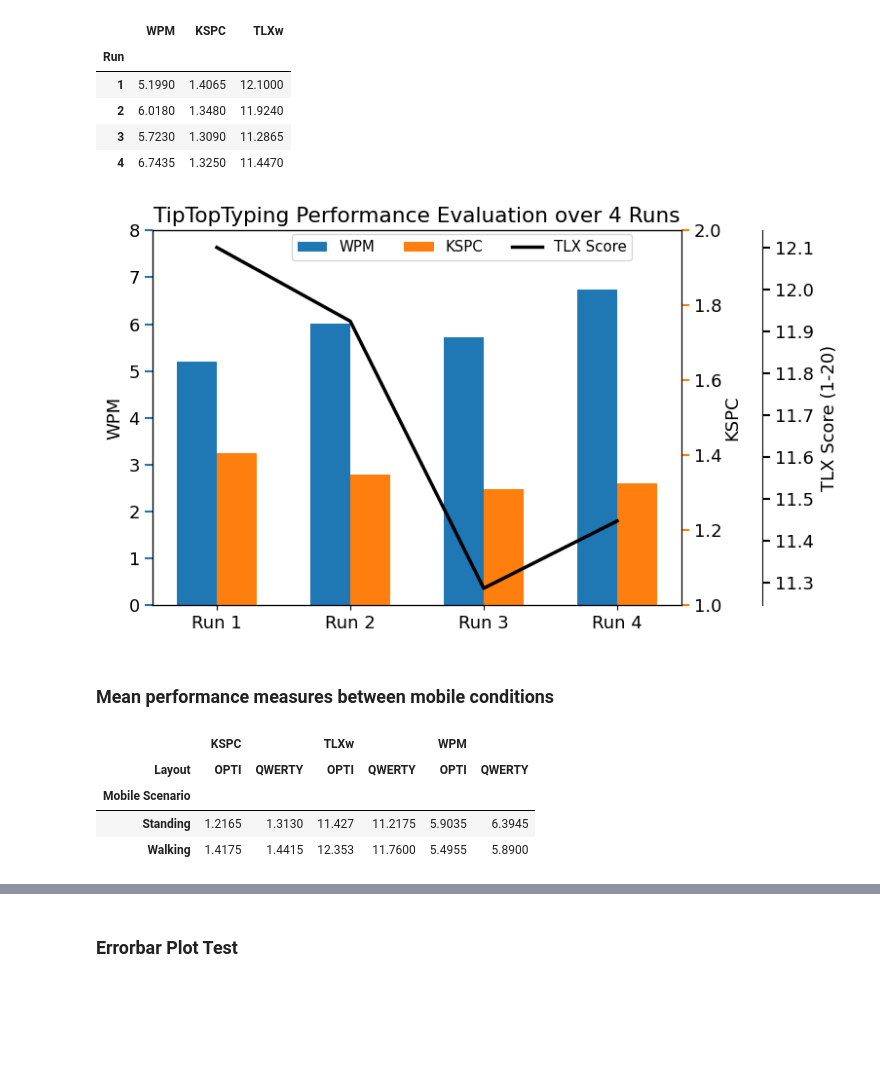
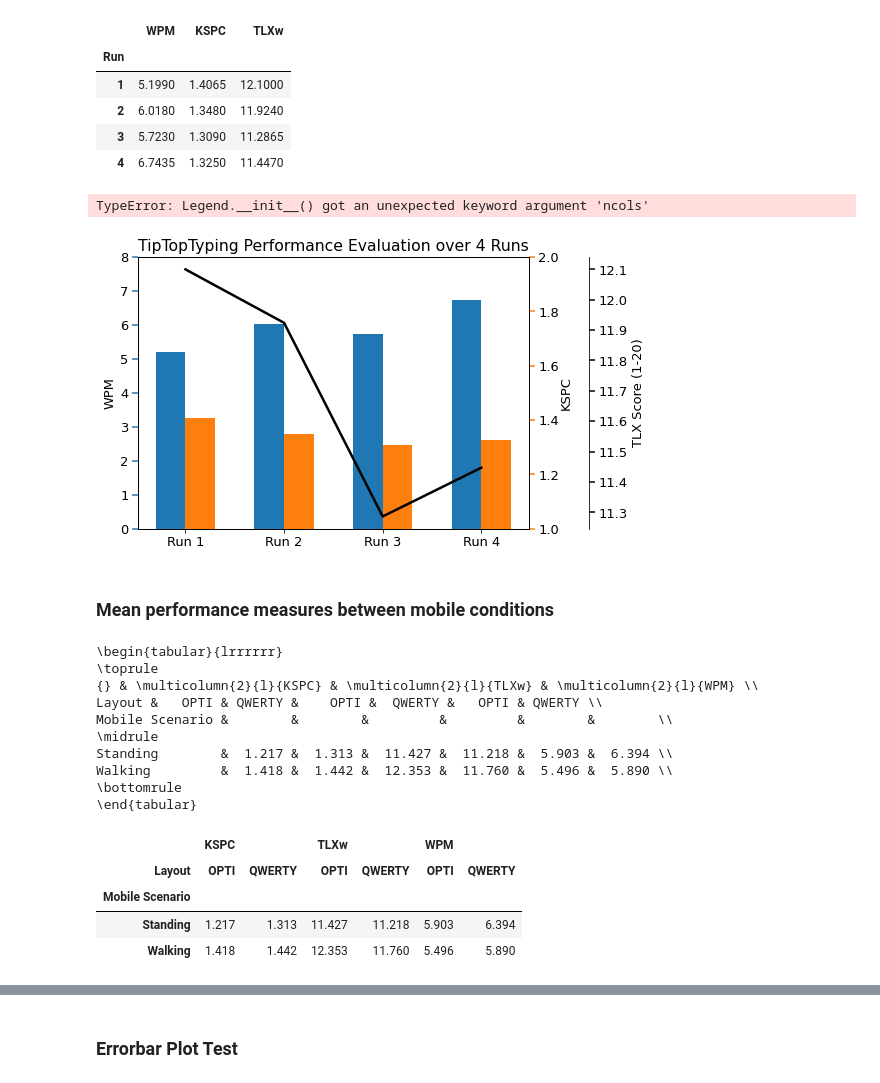
Before and after one commit to bromanoff/TipTopTyping, a Jupyter notebook: analysis/plots/plots.ipynb, the cells around one changed output, grey strips where cells are left out. Saved outputs shown, nothing was run; the diff lists cells and outputs as text; code cells hidden in the pictures; blank space fills up the shorter version.

```diff
--- a/analysis/plots/plots.ipynb
+++ b/analysis/plots/plots.ipynb
@@ -25,6 +25,8 @@ for i in range(len(df)):
     else:
         df.at[i, "Trial"] = 2
 
+df["Trial"] = df["Trial"].astype(int)
+
 df.head()
 # %% [output]
 |  | Participant | sortID | Condition | Mobile Scenario | Layout | Run | Trial | Time needed (s) | ... |
@@ -126,4 +128,5 @@ ax1.legend((rects1[0], rects2[0], line1[0]), ('WPM', 'KSPC', 'TLX Score'), ncols
 
 plt.show()
 # %% [output]
+TypeError: Legend.__init__() got an unexpected keyword argument 'ncols'
-[figure, old version]
+[figure, new version]
@@ -133,13 +134,26 @@ plt.show()
 ### Mean performance measures between mobile conditions
 # %%
 mobile_pivot = df.pivot_table(index='Mobile Scenario', columns='Layout', values=['WPM', 'KSPC', 'TLXw'], aggfunc='mean')
+mobile_pivot = mobile_pivot.round(3)
+print(mobile_pivot.to_latex())
+
 mobile_pivot.head()
 # %% [output]
+\begin{tabular}{lrrrrrr}
+\toprule
+{} & \multicolumn{2}{l}{KSPC} & \multicolumn{2}{l}{TLXw} & \multicolumn{2}{l}{WPM} \\
+Layout &   OPTI & QWERTY &    OPTI &  QWERTY &   OPTI & QWERTY \\
+Mobile Scenario &        &        &         &         &        &        \\
+\midrule
+Standing        &  1.217 &  1.313 &  11.427 &  11.218 &  5.903 &  6.394 \\
+Walking         &  1.418 &  1.442 &  12.353 &  11.760 &  5.496 &  5.890 \\
+\bottomrule
+\end{tabular}
 |  | KSPC |  | TLXw |  | WPM |  |
 | Layout | OPTI | QWERTY | OPTI | QWERTY | OPTI | QWERTY |
 | Mobile Scenario |  |  |  |  |  |  |
-| Standing | 1.2165 | 1.3130 | 11.427 | 11.2175 | 5.9035 | 6.3945 |
-| Walking | 1.4175 | 1.4415 | 12.353 | 11.7600 | 5.4955 | 5.8900 |
+| Standing | 1.217 | 1.313 | 11.427 | 11.218 | 5.903 | 6.394 |
+| Walking | 1.418 | 1.442 | 12.353 | 11.760 | 5.496 | 5.890 |
 # %%
 fig, axes = plt.subplots(nrows=1, ncols=3, figsize=(14, 4))
 
```
Also changed, not shown: parts of 14 cells of this notebook, 2 other files.
